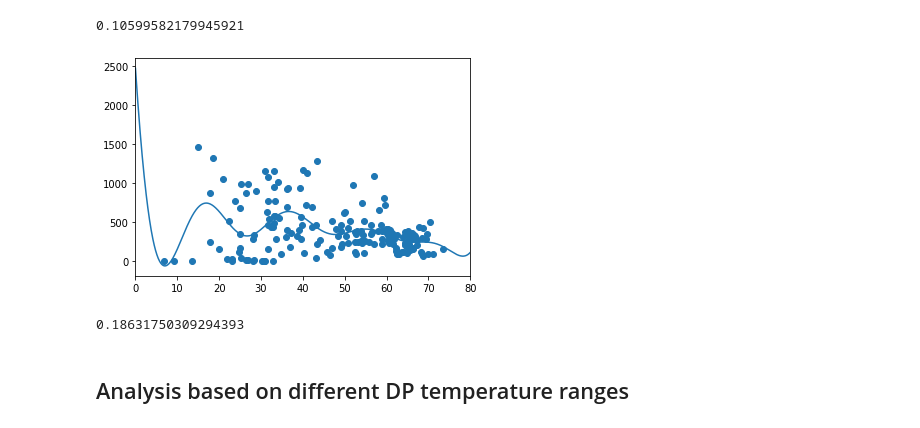
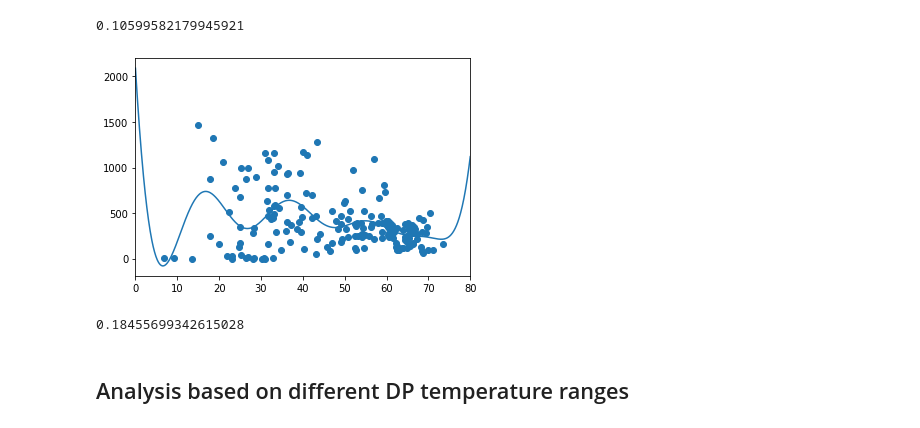
Before and after one commit to Charles-M-A/Final_Project_MSc, a Jupyter notebook: Final_Project.ipynb, the cells around one changed output. Cells and saved outputs as stored; diff of their text form; code cells hidden in the pictures.

```diff
--- a/Final_Project.ipynb
+++ b/Final_Project.ipynb
@@ -296,20 +295,20 @@ polyreg_scaled.score(x[:, np.newaxis], y) # R Square coefficient
 # %% [output]
 0.10599582179945921
 # %%
-gauss_model = make_pipeline(GaussianFeatures(10),
+gauss_model = make_pipeline(GaussianFeatures(11),
                             LinearRegression())
 gauss_model.fit(x[:, np.newaxis], y)
 yfit = gauss_model.predict(xfit[:, np.newaxis])
 
 plt.scatter(x, y)
 plt.plot(xfit, yfit)
 plt.xlim(0, 80);
 # %% [output]
-[figure, old version]
+[figure, new version]
 # %%
 gauss_model.score(x[:, np.newaxis], y)
 # %% [output]
-0.18631750309294393
+0.18455699342615028
 # %% [markdown]
 ## Analysis based on different DP temperature ranges ##
 # %% [markdown]
```
Also changed, not shown: parts of 23 cells of this notebook, 4 other files.
